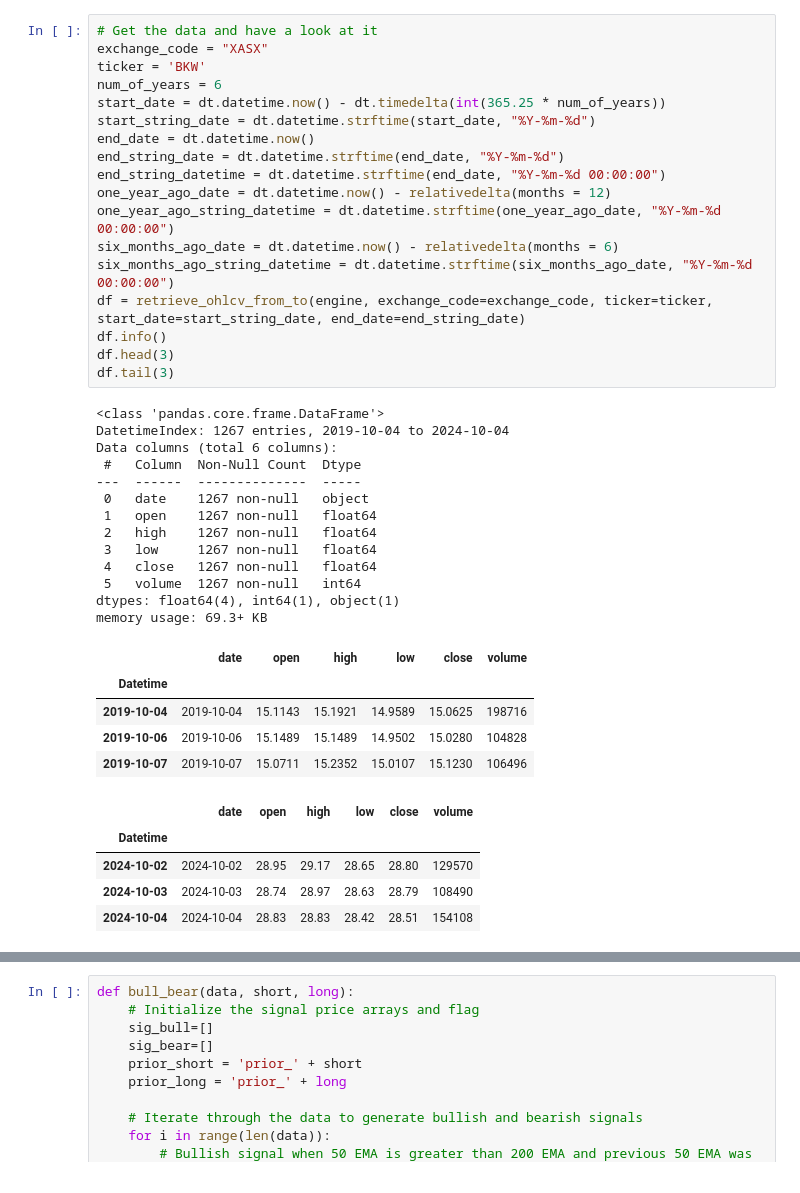
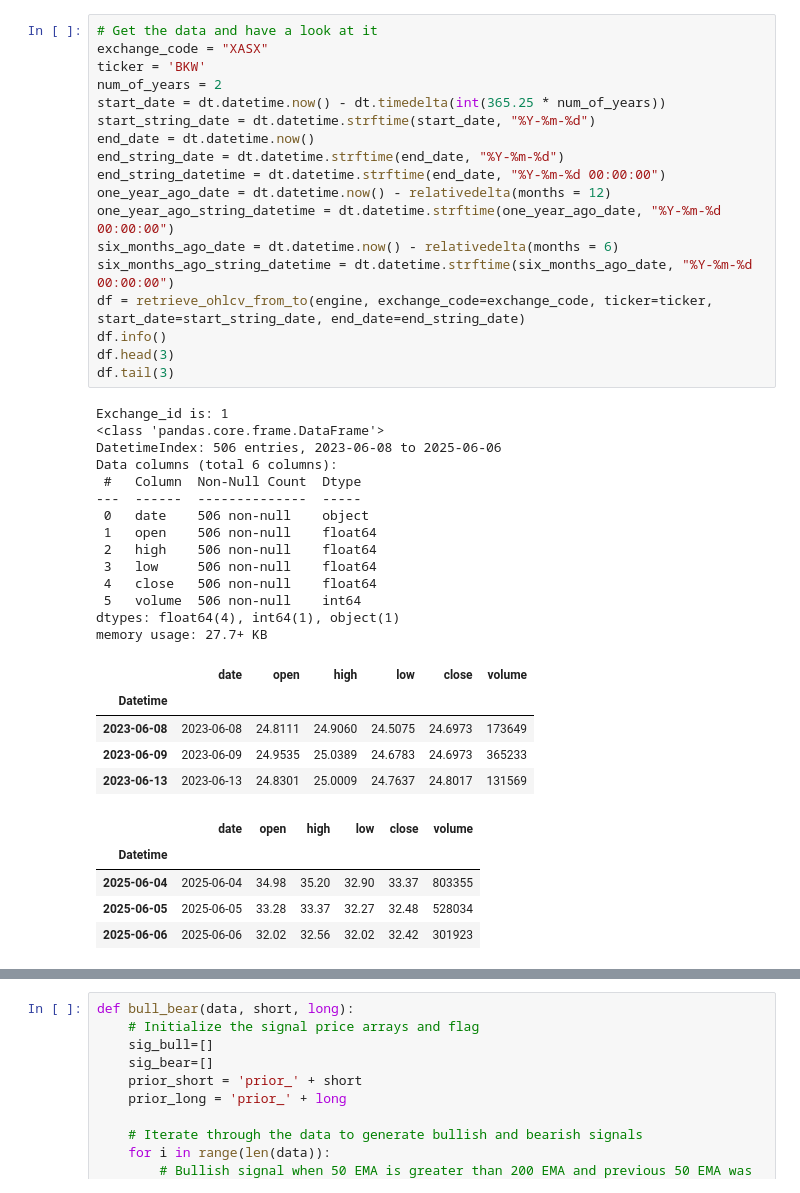
Before and after one commit to RobBebb/securities_notebooks, a Jupyter notebook: analysis/trend.ipynb, the cells around one changed output, grey strips where cells are left out. Saved outputs shown, nothing was run; the diff lists cells and outputs as text.

```diff
--- a/analysis/trend.ipynb
+++ b/analysis/trend.ipynb
@@ -29,45 +30,46 @@ postgresql+psycopg2://securities:tS$,8,WLvy@localhost:5432/securities
 # %%
 # Get the data and have a look at it
 exchange_code = "XASX"
 ticker = 'BKW'
-num_of_years = 6
+num_of_years = 2
 start_date = dt.datetime.now() - dt.timedelta(int(365.25 * num_of_years))
 start_string_date = dt.datetime.strftime(start_date, "%Y-%m-%d")
 end_date = dt.datetime.now()
 end_string_date = dt.datetime.strftime(end_date, "%Y-%m-%d")
 end_string_datetime = dt.datetime.strftime(end_date, "%Y-%m-%d 00:00:00")
 one_year_ago_date = dt.datetime.now() - relativedelta(months = 12)
 one_year_ago_string_datetime = dt.datetime.strftime(one_year_ago_date, "%Y-%m-%d 00:00:00")
 six_months_ago_date = dt.datetime.now() - relativedelta(months = 6)
 six_months_ago_string_datetime = dt.datetime.strftime(six_months_ago_date, "%Y-%m-%d 00:00:00")
 df = retrieve_ohlcv_from_to(engine, exchange_code=exchange_code, ticker=ticker, start_date=start_string_date, end_date=end_string_date)
 df.info()
 df.head(3)
 df.tail(3)
 # %% [output]
+Exchange_id is: 1
 <class 'pandas.core.frame.DataFrame'>
-DatetimeIndex: 1267 entries, 2019-10-04 to 2024-10-04
+DatetimeIndex: 506 entries, 2023-06-08 to 2025-06-06
 Data columns (total 6 columns):
  #   Column  Non-Null Count  Dtype
 ---  ------  --------------  -----
- 0   date    1267 non-null   object
- 1   open    1267 non-null   float64
- 2   high    1267 non-null   float64
- 3   low     1267 non-null   float64
- 4   close   1267 non-null   float64
- 5   volume  1267 non-null   int64
+ 0   date    506 non-null    object
+ 1   open    506 non-null    float64
+ 2   high    506 non-null    float64
+ 3   low     506 non-null    float64
+ 4   close   506 non-null    float64
+ 5   volume  506 non-null    int64
 dtypes: float64(4), int64(1), object(1)
-memory usage: 69.3+ KB
+memory usage: 27.7+ KB
 |  | date | open | high | low | close | volume |
 | Datetime |  |  |  |  |  |  |
-| 2019-10-04 | 2019-10-04 | 15.1143 | 15.1921 | 14.9589 | 15.0625 | 198716 |
-| 2019-10-06 | 2019-10-06 | 15.1489 | 15.1489 | 14.9502 | 15.0280 | 104828 |
-| 2019-10-07 | 2019-10-07 | 15.0711 | 15.2352 | 15.0107 | 15.1230 | 106496 |
+| 2023-06-08 | 2023-06-08 | 24.8111 | 24.9060 | 24.5075 | 24.6973 | 173649 |
+| 2023-06-09 | 2023-06-09 | 24.9535 | 25.0389 | 24.6783 | 24.6973 | 365233 |
+| 2023-06-13 | 2023-06-13 | 24.8301 | 25.0009 | 24.7637 | 24.8017 | 131569 |
 |  | date | open | high | low | close | volume |
 | Datetime |  |  |  |  |  |  |
-| 2024-10-02 | 2024-10-02 | 28.95 | 29.17 | 28.65 | 28.80 | 129570 |
-| 2024-10-03 | 2024-10-03 | 28.74 | 28.97 | 28.63 | 28.79 | 108490 |
-| 2024-10-04 | 2024-10-04 | 28.83 | 28.83 | 28.42 | 28.51 | 154108 |
+| 2025-06-04 | 2025-06-04 | 34.98 | 35.20 | 32.90 | 33.37 | 803355 |
+| 2025-06-05 | 2025-06-05 | 33.28 | 33.37 | 32.27 | 32.48 | 528034 |
+| 2025-06-06 | 2025-06-06 | 32.02 | 32.56 | 32.02 | 32.42 | 301923 |
 # %%
 
 # Set up exponential moving averages
```
Also changed, not shown: parts of 10 cells of this notebook, 34 other files.
